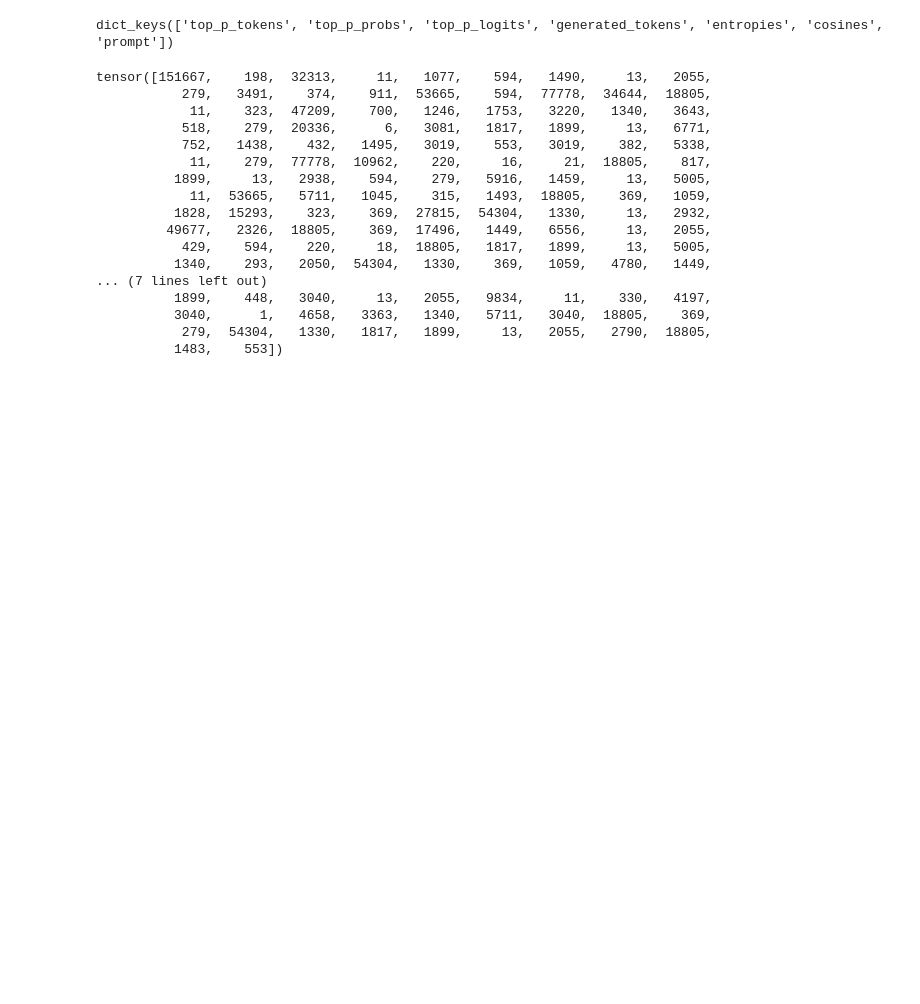
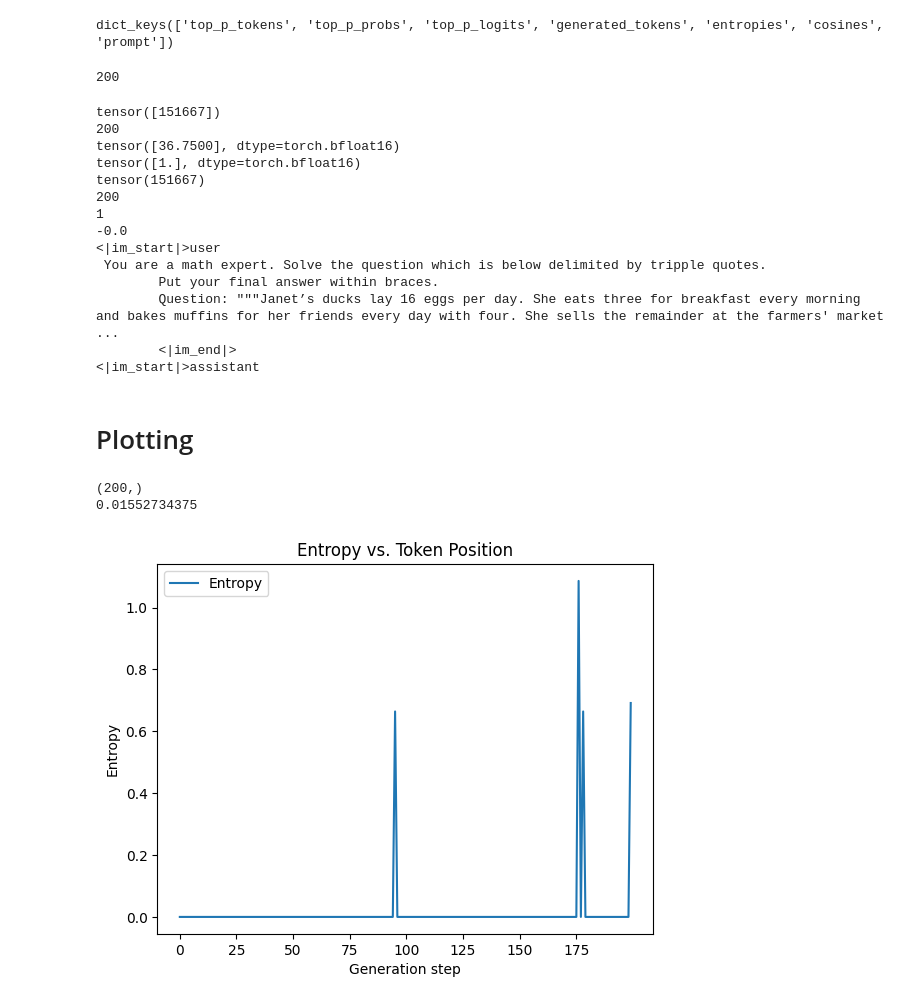
Before and after one commit to itsmejul/llm-confidence, a Jupyter notebook: plotting/plotting.ipynb, the cells around one changed output. Drawn from its saved outputs; the diff is of its cells as text; code cells hidden in the pictures; blank space fills up the shorter version.

Commit message:
first plotting ideas

```diff
--- a/plotting/plotting.ipynb
+++ b/plotting/plotting.ipynb
@@ -12,23 +16,51 @@ dict_keys(['prompt0', 'prompt1', 'prompt2', 'prompt3', 'prompt4', 'prompt5', 'pr
 test['prompt0'].keys()
 # %% [output]
 dict_keys(['top_p_tokens', 'top_p_probs', 'top_p_logits', 'generated_tokens', 'entropies', 'cosines', 'prompt'])
+# %%
+print(len(test['prompt0']['entropies']))
+# %% [output]
+200
 # %%
-test['prompt0']['generated_tokens']
+print(test['prompt0']['top_p_tokens'][0])
+print(len(test['prompt0']['top_p_tokens']))
+print(test['prompt0']['top_p_logits'][0])
+print(test['prompt0']['top_p_probs'][0])
+print(test['prompt0']['generated_tokens'][0])
+print(len(test['prompt0']['generated_tokens']))
+print(test['prompt0']['cosines'][0])
+print(test['prompt0']['entropies'][0])
+print(test['prompt0']['prompt'][0])
 # %% [output]
-tensor([151667,    198,  32313,     11,   1077,    594,   1490,     13,   2055,
-           279,   3491,    374,    911,  53665,    594,  77778,  34644,  18805,
-            11,    323,  47209,    700,   1246,   1753,   3220,   1340,   3643,
-           518,    279,  20336,      6,   3081,   1817,   1899,     13,   6771,
-           752,   1438,    432,   1495,   3019,    553,   3019,    382,   5338,
-            11,    279,  77778,  10962,    220,     16,     21,  18805,    817,
-          1899,     13,   2938,    594,    279,   5916,   1459,     13,   5005,
-            11,  53665,   5711,   1045,    315,   1493,  18805,    369,   1059,
-          1828,  15293,    323,    369,  27815,  54304,   1330,     13,   2932,
-         49677,   2326,  18805,    369,  17496,   1449,   6556,     13,   2055,
-           429,    594,    220,     18,  18805,   1817,   1899,     13,   5005,
-          1340,    293,   2050,  54304,   1330,    369,   1059,   4780,   1449,
-... (7 lines left out)
-          1899,    448,   3040,     13,   2055,   9834,     11,    330,   4197,
-          3040,      1,   4658,   3363,   1340,   5711,   3040,  18805,    369,
-           279,  54304,   1330,   1817,   1899,     13,   2055,   2790,  18805,
-          1483,    553])
+tensor([151667])
+200
+tensor([36.7500], dtype=torch.bfloat16)
+tensor([1.], dtype=torch.bfloat16)
+tensor(151667)
+200
+1
+-0.0
+<|im_start|>user
+ You are a math expert. Solve the question which is below delimited by tripple quotes.
+        Put your final answer within braces.
+        Question: """Janet’s ducks lay 16 eggs per day. She eats three for breakfast every morning and bakes muffins for her friends every day with four. She sells the remainder at the farmers' market ...
+        <|im_end|>
+<|im_start|>assistant
+# %% [markdown]
+# Plotting
+# %%
+#entropy over tokens for one prompt
+entropies_prompt0 = np.array(test['prompt0']['entropies'])
+print(entropies_prompt0.shape)
+mean_ent_prompt0 = np.mean(entropies_prompt0, axis=0)
+print(mean_ent_prompt0)
+plt.plot(entropies_prompt0, label='Entropy')
+plt.xticks(np.arange(0, len(entropies_prompt0), 25))
+plt.xlabel('Generation step')
+plt.ylabel('Entropy')
+plt.title('Entropy vs. Token Position')
+plt.legend()
+plt.show()
+# %% [output]
+(200,)
+0.01552734375
+[figure, added]
```
Also changed, not shown: parts of 7 cells of this notebook.
